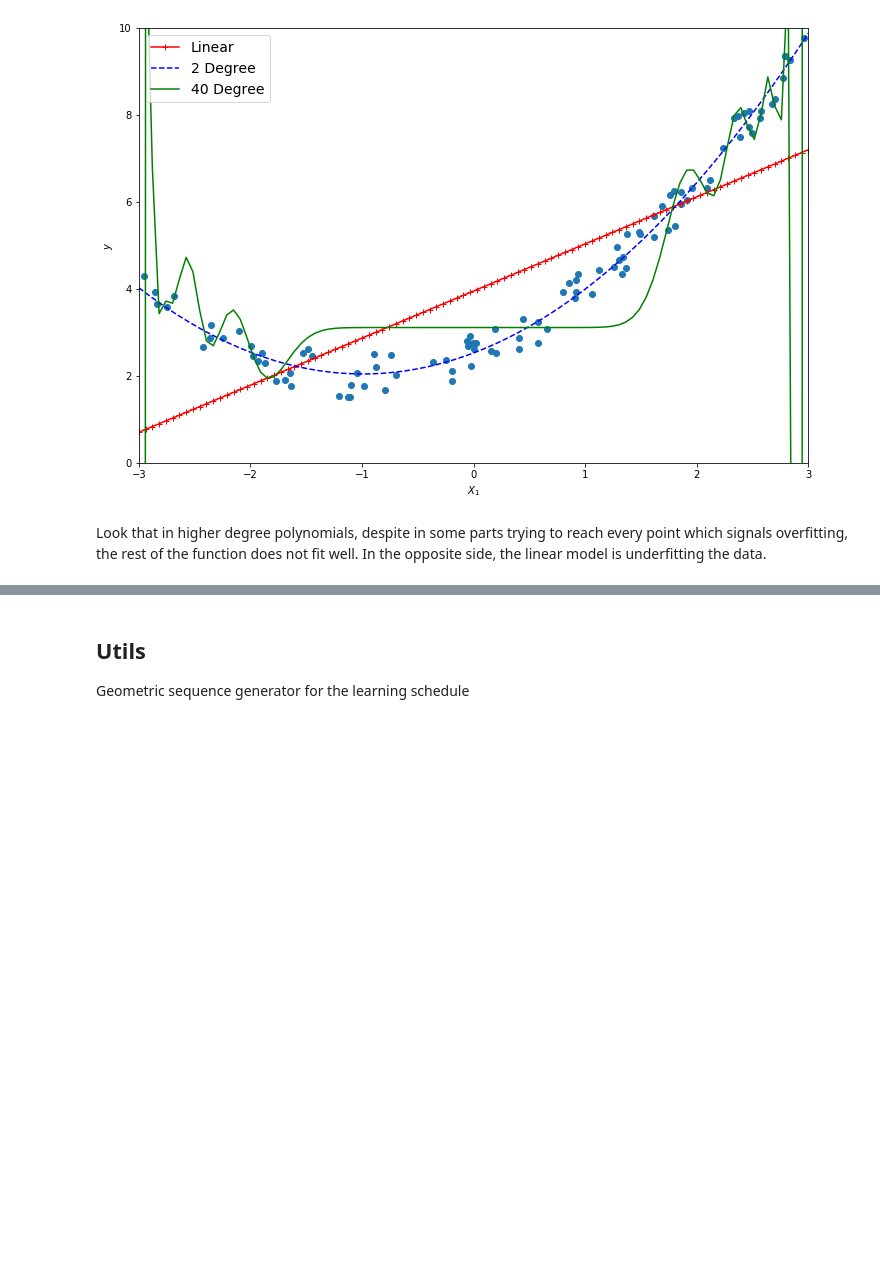
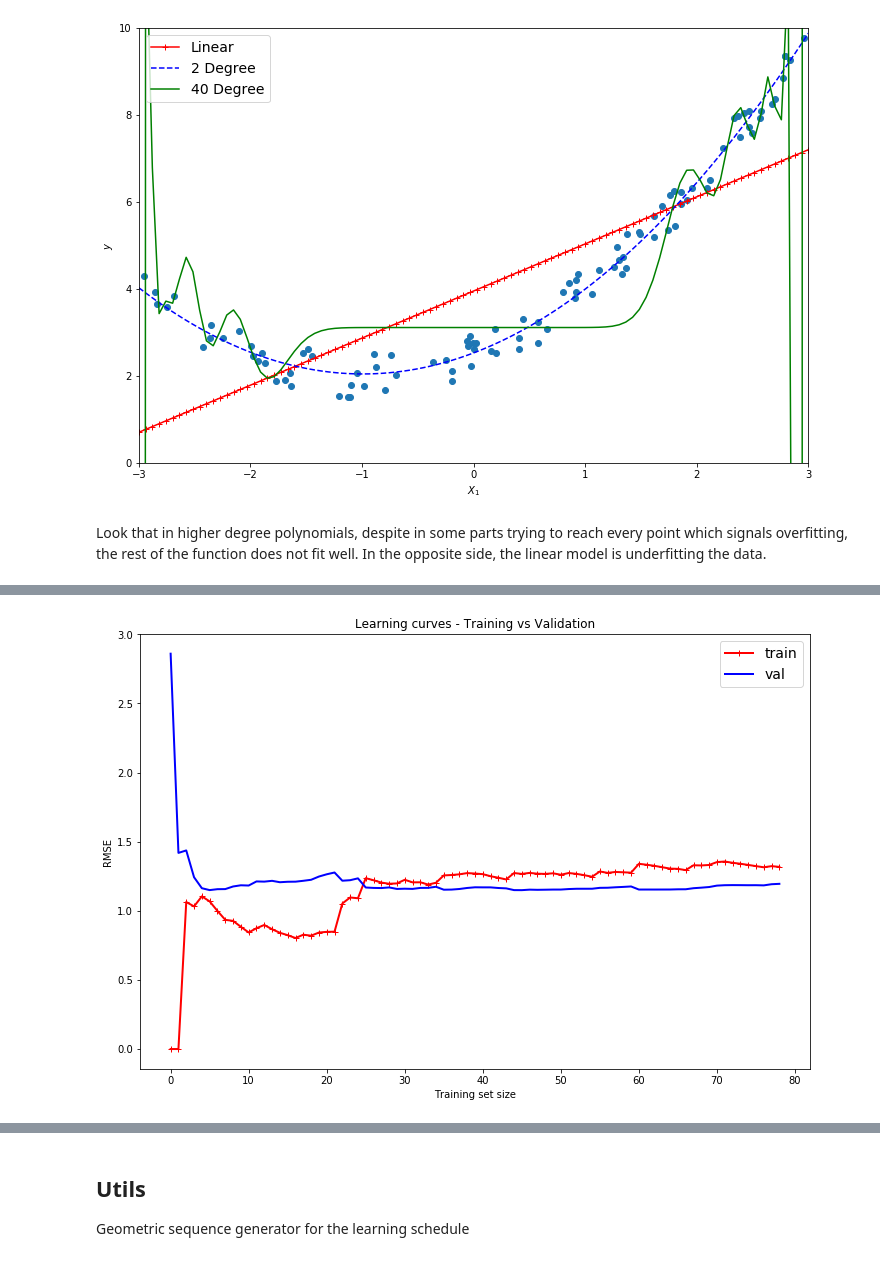
Before and after one commit to Ohtar10/ml-python, a Jupyter notebook: ch04/Training Models.ipynb, the cells around one changed output, grey strips where cells are left out. Cells and saved outputs as stored; diff of their text form; code cells hidden in the pictures; blank space fills up the shorter version.

Commit message:
Add learning curves part

```diff
--- a/ch04/Training Models.ipynb
+++ b/ch04/Training Models.ipynb
@@ -355,7 +355,7 @@ class MBGDRegressor(BaseEstimator, RegressorMixin):
         # Normal iteration over all the epochs
         for epoch in range(self.n_epochs):
             # Take a random 'mini_batch_size'
-            mb_index = np.random.randint(0, X.shape[0] - 1, self.mini_batch_size)
+            mb_index = np.random.randint(0, max(X.shape[0] - 1, 1), self.mini_batch_size)
             X_mb = X[mb_index]
             y_mb = y[mb_index]
 
@@ -530,7 +530,7 @@ X_hdegree_poly = poly_features_hdegree.fit_transform(X)
 X_2_poly = poly_features.fit_transform(X)
 
 mbgd_hdegree_reg = MBGDRegressor(n_epochs=200, learning_rate='geometric', eta0=0.01, mini_batch_size=30)
-mbgd_hdegree_reg.fit(X_300_poly, y)
+mbgd_hdegree_reg.fit(X_hdegree_poly, y)
 
 lr_hdegree_reg = LinearRegression()
 lr_hdegree_reg.fit(X_hdegree_poly, y)
@@ -571,0 +575,33 @@ Look that in higher degree polynomials, despite in some parts trying to reach ev
+# %%
+from sklearn.metrics import mean_squared_error
+from sklearn.model_selection import train_test_split
+
+def plot_learning_curves(model, X, y, axis):
+    X_train, X_val, y_train, y_val = train_test_split(X, y, test_size=0.2)
+    train_errors, val_errors = [],[]
+
+    for m in range(1, len(X_train)):
+        # train the model in increasing subsets of the training set
+        model.fit(X_train[:m], y_train[:m])
+        # predict in the same subset
+        y_train_predict = np.nan_to_num(model.predict(X_train[:m]))
+        # and finally predict in all the validation set
+        y_val_predict = np.nan_to_num(model.predict(X_val))
+        train_errors.append(mean_squared_error(y_train_predict, y_train[:m]))
+        val_errors.append(mean_squared_error(y_val_predict, y_val))
+
+    plt.figure(figsize=(12, 8))
+    plt.title('Learning curves - Training vs Validation')
+    plt.plot(np.sqrt(train_errors), 'r-+', linewidth=2, label='train')
+    plt.plot(np.sqrt(val_errors), 'b-', linewidth=2, label='val')
+    plt.legend(loc='upper right', fontsize=14)
+    plt.xlabel('Training set size')
+    plt.ylabel('RMSE')
+    if axis:
+        plt.axis(axis)
+    plt.show()
+# %%
+lin_reg = LinearRegression()
+plot_learning_curves(lin_reg, X, y)
+# %% [output]
+[figure, added]
```
Also changed, not shown: parts of 14 cells of this notebook.
